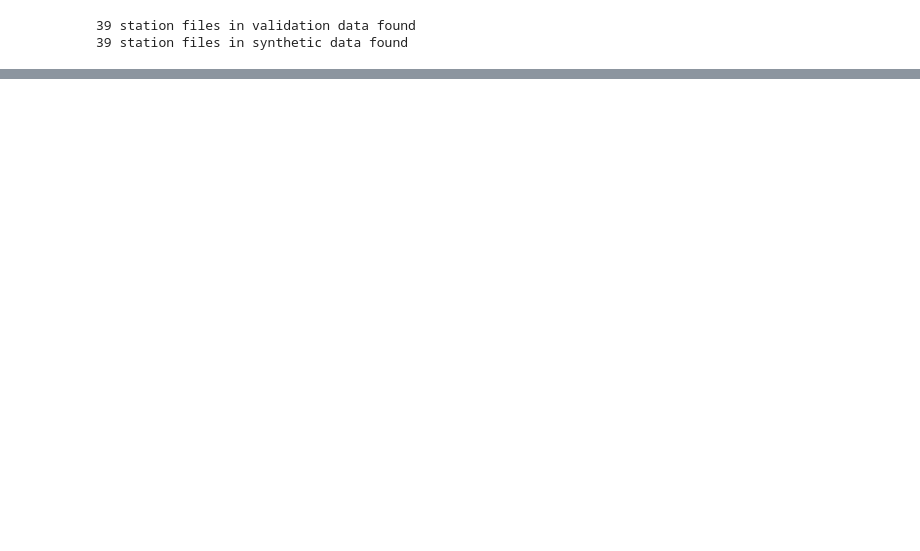
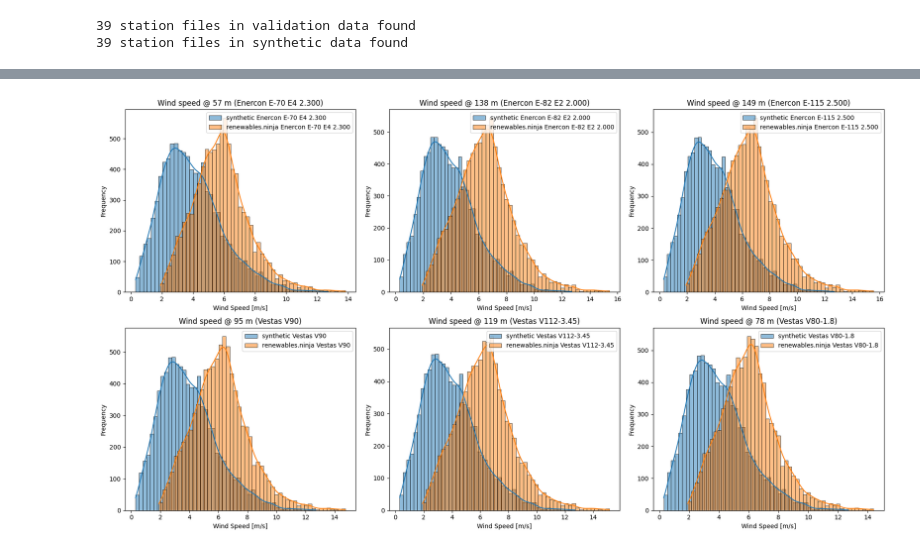
Before and after one commit to vikwal/synthetic_re_data_generation, a Jupyter notebook: renewablesninja.ipynb, the cells around one changed output, grey strips where cells are left out. Drawn from its saved outputs; the diff is of its cells as text; code cells hidden in the pictures; blank space fills up the shorter version.

```diff
--- a/renewablesninja.ipynb
+++ b/renewablesninja.ipynb
@@ -71,0 +217,4 @@ dfs[0]
+# %%
+plot_wind_speed_distrbution(dfs[nr], val_dfs[nr])
+# %% [output]
+[figure, added]
```
Also changed, not shown: parts of 12 cells of this notebook, 3 other files.
